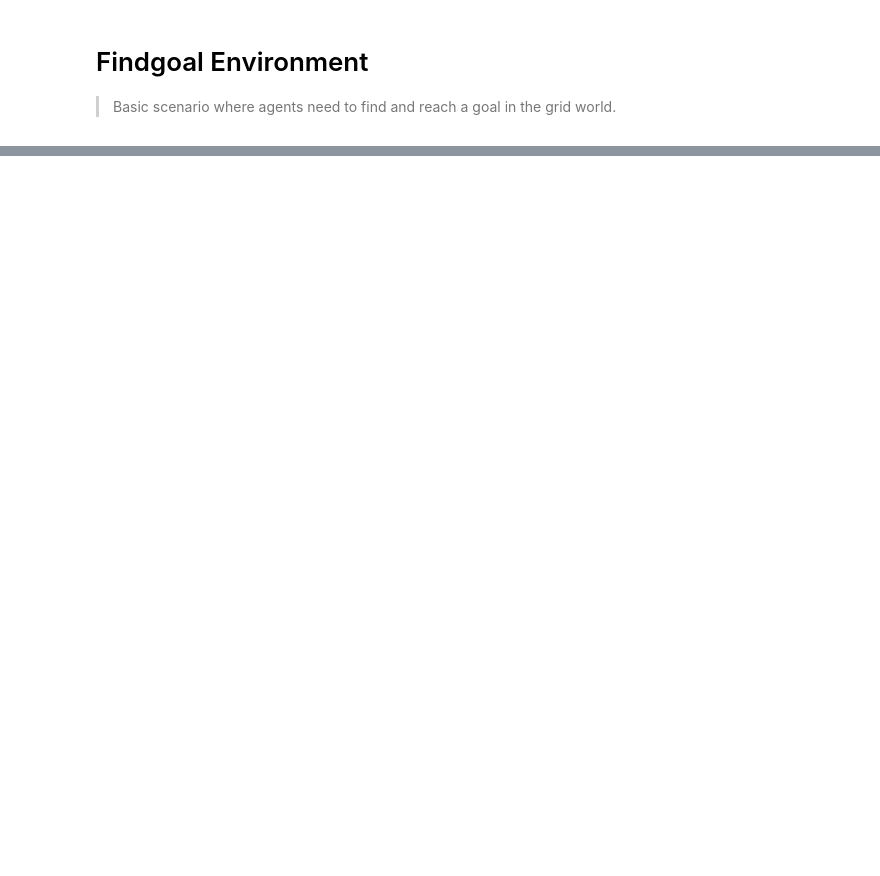
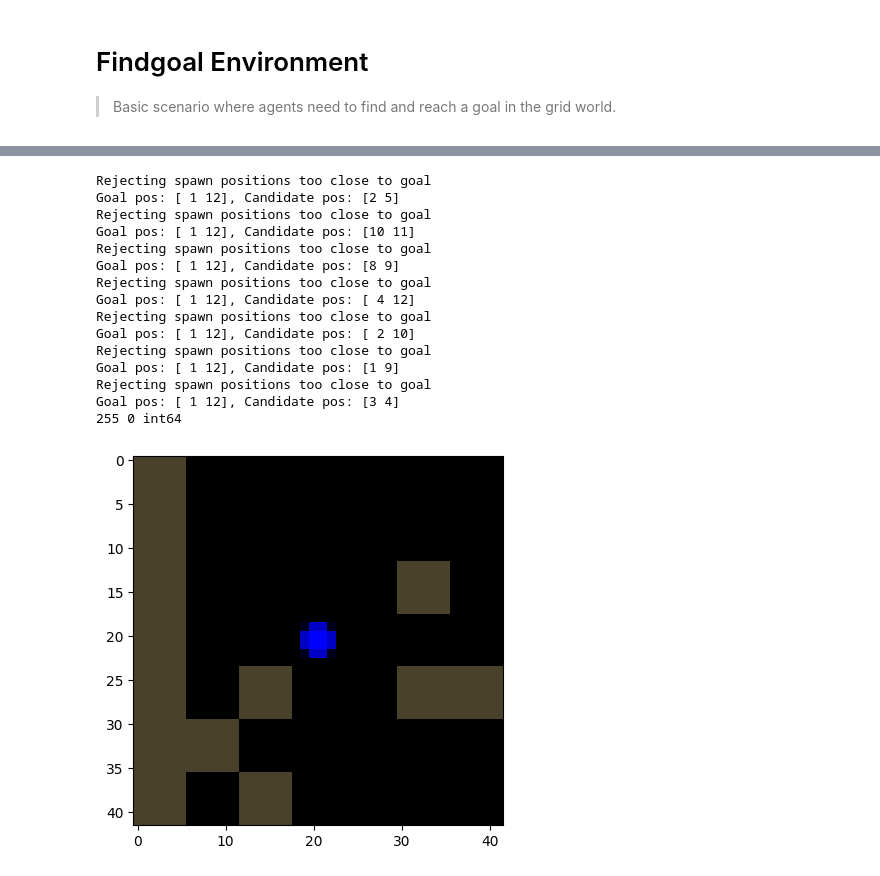
Before and after one commit to Ahmed-Khaled-Saleh/grid_pixel, a Jupyter notebook: nbs/00h_marl_grid.findgoal.ipynb, the cells around one changed output, grey strips where cells are left out. Cells and saved outputs as stored; diff of their text form; code cells hidden in the pictures; blank space fills up the shorter version.

```diff
--- a/nbs/00h_marl_grid.findgoal.ipynb
+++ b/nbs/00h_marl_grid.findgoal.ipynb
@@ -508,0 +469,3 @@ def get_layout(self: FindGoalMultiGrid, video_scale = 8, render_kwargs={}):
+# %%
+#| hide
+env = make_env(config.env_cfg)
@@ -508,0 +483,25 @@ def get_layout(self: FindGoalMultiGrid, video_scale = 8, render_kwargs={}):
+# %%
+#| hide
+import matplotlib.pyplot as plt
+obs = env.reset()
+img = obs['agent_1']['pov']
+plt.imshow(img)
+print(img.max(), img.min(), img.dtype)
+plt.show()
+# %% [output]
+Rejecting spawn positions too close to goal
+Goal pos: [ 1 12], Candidate pos: [2 5]
+Rejecting spawn positions too close to goal
+Goal pos: [ 1 12], Candidate pos: [10 11]
+Rejecting spawn positions too close to goal
+Goal pos: [ 1 12], Candidate pos: [8 9]
+Rejecting spawn positions too close to goal
+Goal pos: [ 1 12], Candidate pos: [ 4 12]
+Rejecting spawn positions too close to goal
+Goal pos: [ 1 12], Candidate pos: [ 2 10]
+Rejecting spawn positions too close to goal
+Goal pos: [ 1 12], Candidate pos: [1 9]
+Rejecting spawn positions too close to goal
+Goal pos: [ 1 12], Candidate pos: [3 4]
+255 0 int64
+[figure, added]
```
Also changed, not shown: parts of 17 cells of this notebook, 9 other files.
